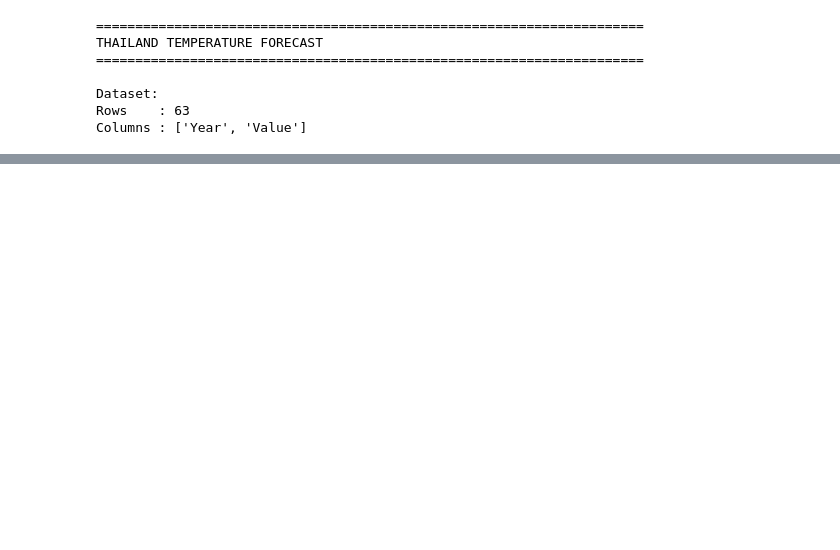
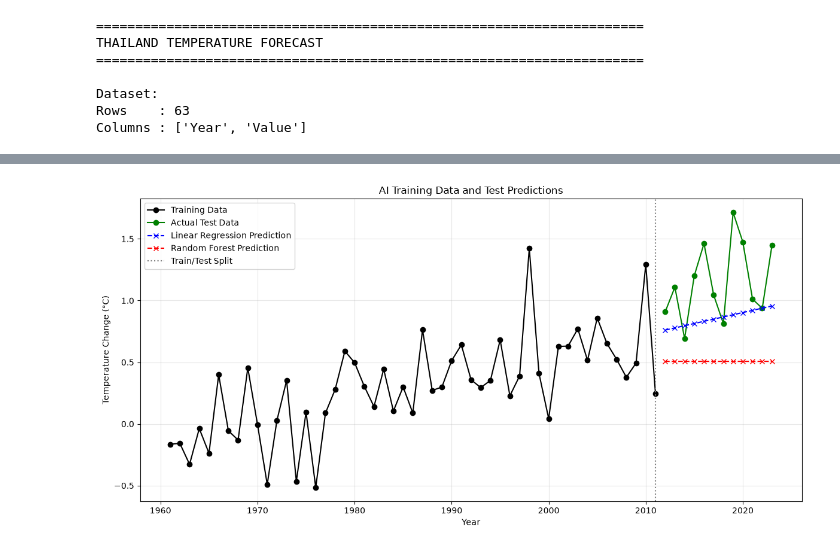
Before and after one commit to MiRuTo659/CPE4310_project, a Jupyter notebook: train_data.ipynb, the cells around one changed output, grey strips where cells are left out. Drawn from its saved outputs; the diff is of its cells as text; code cells hidden in the pictures; blank space fills up the shorter version.

Commit message:
add_Graph

```diff
--- a/train_data.ipynb
+++ b/train_data.ipynb
@@ -86,7 +86,9 @@ temp_candidates = [
     "Temperature_C",
     "temperature_c",
     "AverageTemperature",
-    "Average_Temperature"
+    "Average_Temperature",
+    "Value",
+    "value"
 ]
 
 temp_col = None
@@ -105,13 +107,14 @@ if temp_col is None:
         if (
             "temperature" in col_lower
             or "temp" in col_lower
+            or col_lower == "value"
         ):
             temp_col = col
             break
 
 if temp_col is None:
     raise ValueError(
-        "ไม่พบ Column อุณหภูมิ เช่น Temperature หรือ Temperature_C"
+        "ไม่พบ Column อุณหภูมิ เช่น Temperature, Temperature_C หรือ Value"
     )
 
 
@@ -357,0 +392,89 @@ print(
+# %%
+# 10.1. กราฟข้อมูลการฝึกสอน AI
+
+plt.rcParams["font.family"] = "Leelawadee UI"
+
+plt.figure(
+    figsize=(12, 6)
+)
+
+# ข้อมูลจริงที่ใช้ฝึกสอน
+plt.plot(
+    train["Year"],
+    train["Temperature"],
+    marker="o",
+    color="black",
+    label="ข้อมูลฝึกสอน"
+)
+
+# ข้อมูลจริงสำหรับทดสอบ
+plt.plot(
+    test["Year"],
+    test["Temperature"],
+    marker="o",
+    color="green",
+    label="ข้อมูลจริงชุดทดสอบ"
+)
+
+# ค่าที่โมเดลทำนายจากชุดทดสอบ
+plt.plot(
+    test["Year"],
+    linear_pred,
+    marker="x",
+    linestyle="--",
+    color="blue",
+    label="ค่าทำนาย Linear Regression"
+)
+
+plt.plot(
+    test["Year"],
+    rf_pred,
+    marker="x",
+    linestyle="--",
+    color="red",
+    label="ค่าทำนาย Random Forest"
+)
+
+plt.axvline(
+    train["Year"].max(),
+    linestyle=":",
+    color="gray",
+    label="จุดแบ่งข้อมูลฝึกสอน/ทดสอบ"
+)
+
+plt.title(
+    "ข้อมูลการฝึกสอน AI และผลการทำนายชุดทดสอบ"
+)
+
+plt.xlabel(
+    "ปี"
+)
+
+plt.ylabel(
+    "อุณหภูมิที่เปลี่ยนแปลง (°C)"
+)
+
+plt.legend()
+
+plt.grid(
+    alpha=0.3
+)
+
+plt.tight_layout()
+
+training_graph_file = (
+    "Thailand_AI_Training_Results.png"
+)
+
+plt.savefig(
+    training_graph_file,
+    dpi=300
+)
+
+plt.show()
+
+print(
+    f"บันทึกไฟล์กราฟแล้ว: {training_graph_file}"
+)
+# %% [output]
+[figure, added]
```
Also changed, not shown: parts of 15 cells of this notebook, 2 other files.
